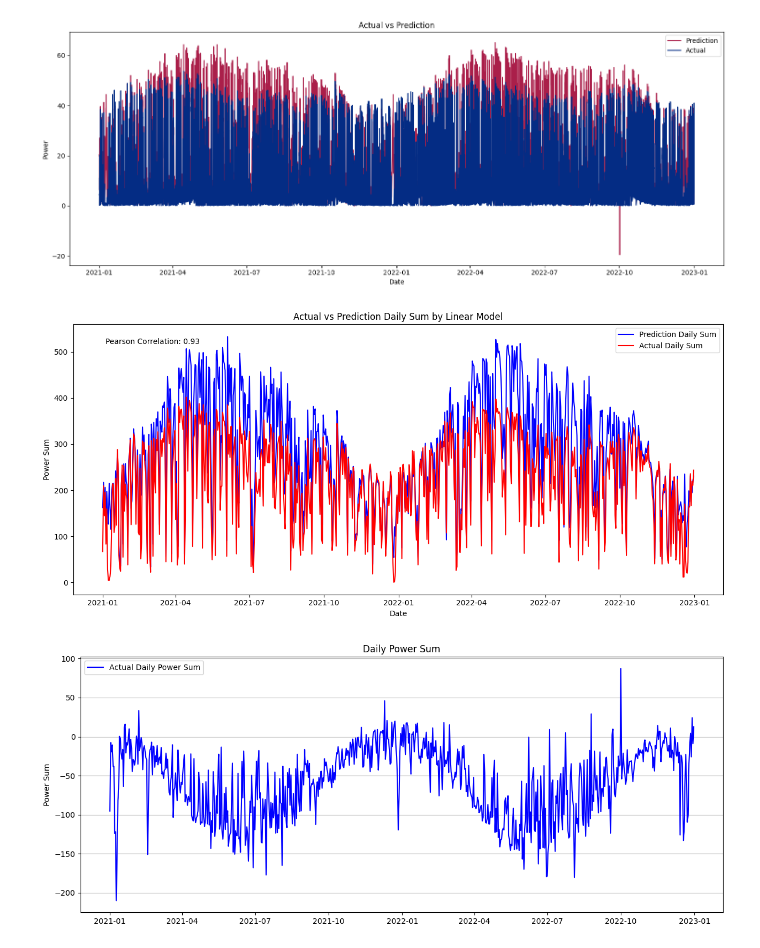
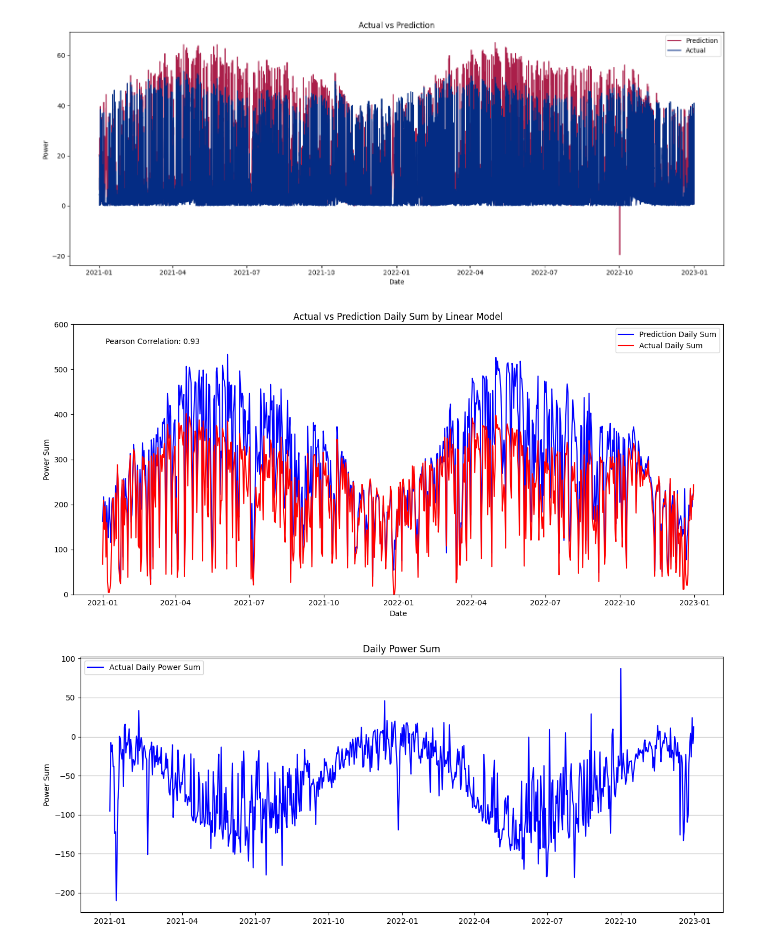
Before and after one commit to yelim421/SolarPower, a Jupyter notebook: LinearModel.ipynb, the cells around one changed output. Cells and saved outputs as stored; diff of their text form; code cells hidden in the pictures.

```diff
--- a/LinearModel.ipynb
+++ b/LinearModel.ipynb
@@ -137,35 +137,35 @@ plt.show()
 # 날짜별로 합계 계산
 preds.index = test.index
 true.index = test.index
 
 daily_sum_true = true.resample('D').sum()
 daily_sum_preds = preds.resample('D').sum()
 
 # 그래프 그리기
 plt.figure(figsize=(13, 6))
-
+plt.ylim(0,600)
 # 실제값과 예측값에 대한 꺾은선 그래프
 plt.plot(daily_sum_true.index, daily_sum_preds, color='blue', label='Prediction Daily Sum')
 plt.plot(daily_sum_true.index, daily_sum_true, color='red', label='Actual Daily Sum')
 #c7cedd light
 #042c84 blue
 #AA1F4A red
 # 제목, 범례, x/y 레이블 추가
 
 corr_coefficient, _ = calculate_pearsonr(daily_sum_true, daily_sum_preds)
 plt.text(0.05, 0.95, f'Pearson Correlation: {corr_coefficient:.2f}', transform=plt.gca().transAxes, verticalalignment='top')
 
 
 plt.title('Actual vs Prediction Daily Sum by Linear Model')
 plt.xlabel('Date')
 plt.ylabel('Power Sum')
 plt.legend()
 
 # 그래프 표시
 plt.tight_layout()
 plt.show()
 # %% [output]
-[figure, old version]
+[figure, new version]
 # %%
 # test = pd.read_csv('test_data_nan.csv', index_col='DateTime')
 # test['power'] = test['power'] / 226000
```
Also changed, not shown: 1 other file.
